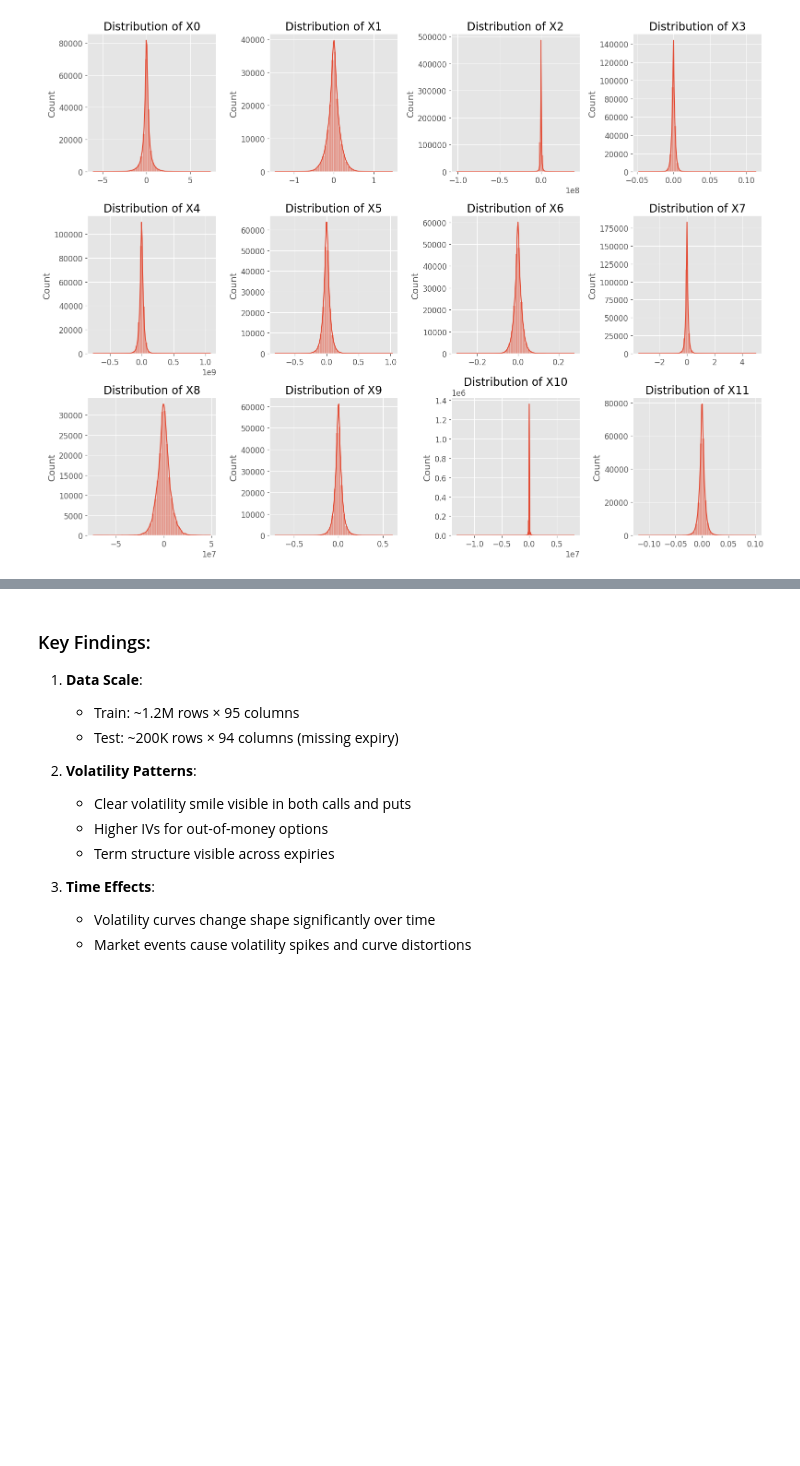
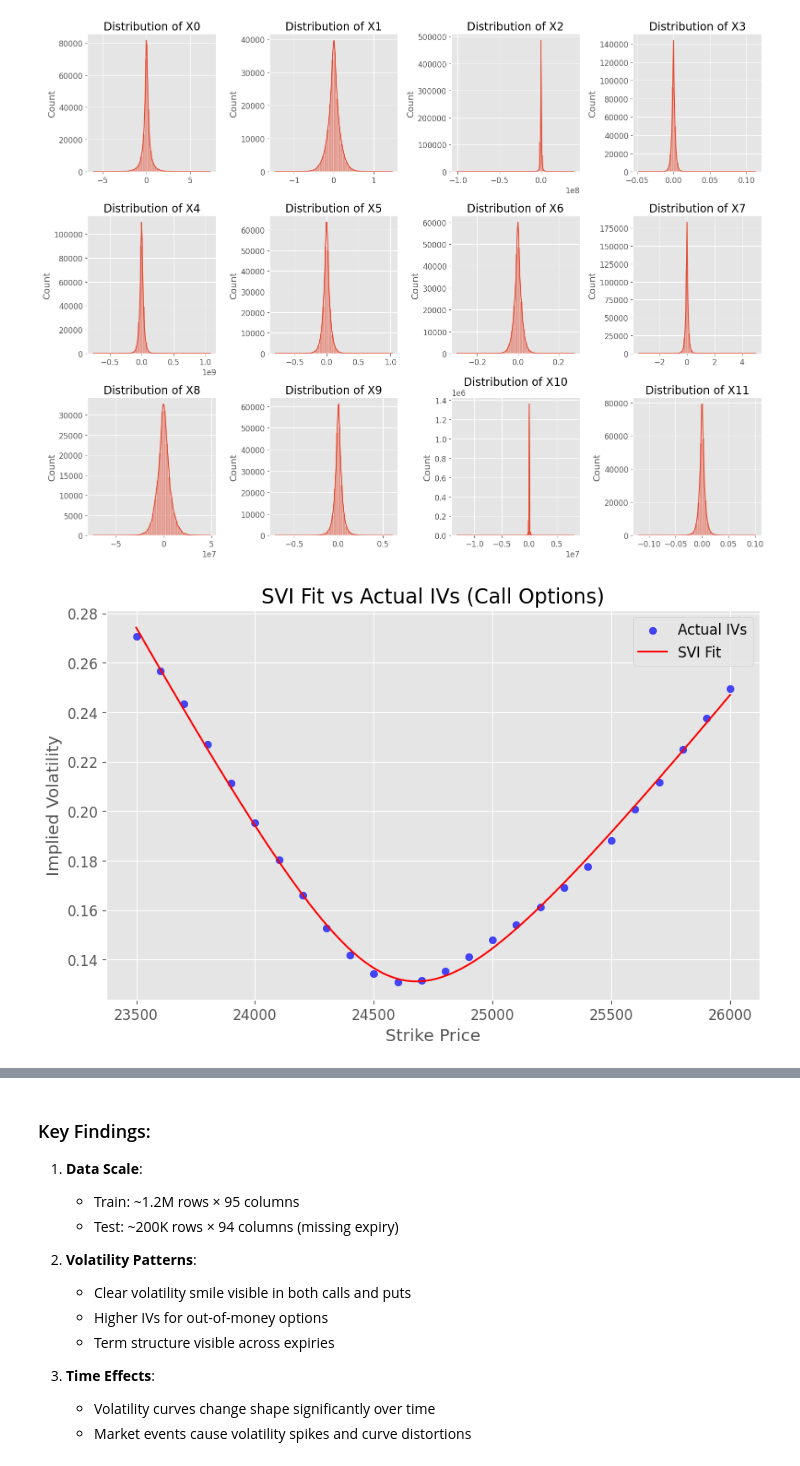
Before and after one commit to Anish-ai/nksr-volatility-prediction-competition, a Jupyter notebook: NIFTY50_EDA.ipynb, the cells around one changed output, grey strips where cells are left out. Saved outputs shown, nothing was run; the diff lists cells and outputs as text; code cells hidden in the pictures; blank space fills up the shorter version.

```diff
--- a/NIFTY50_EDA.ipynb
+++ b/NIFTY50_EDA.ipynb
@@ -201,0 +250,28 @@ plt.show()
+# %%
+# Select a random row with enough non-nan values
+sample_row = train[train['call_iv_25000'].notna()].sample(1).iloc[0]
+
+# Fit SVI to calls
+params, (k_values, iv_values) = fit_svi_to_row(sample_row, 'call')
+
+if params is not None:
+    plt.figure(figsize=(10, 6))
+
+    # Plot actual IVs
+    plt.scatter(k_values, iv_values, label='Actual IVs', color='blue', alpha=0.7)
+
+    # Plot SVI fit
+    k_range = np.linspace(min(k_values), max(k_values), 100)
+    svi_curve = svi_parametrization(k_range, *params)
+    plt.plot(k_range, svi_curve, label='SVI Fit', color='red')
+
+    plt.xlabel('Strike Price')
+    plt.ylabel('Implied Volatility')
+    plt.title('SVI Fit vs Actual IVs (Call Options)')
+    plt.legend()
+    plt.grid(True)
+    plt.show()
+else:
+    print("Could not fit SVI to this row")
+# %% [output]
+[figure, added]
```
Also changed, not shown: parts of 7 cells of this notebook, 1 other file.
